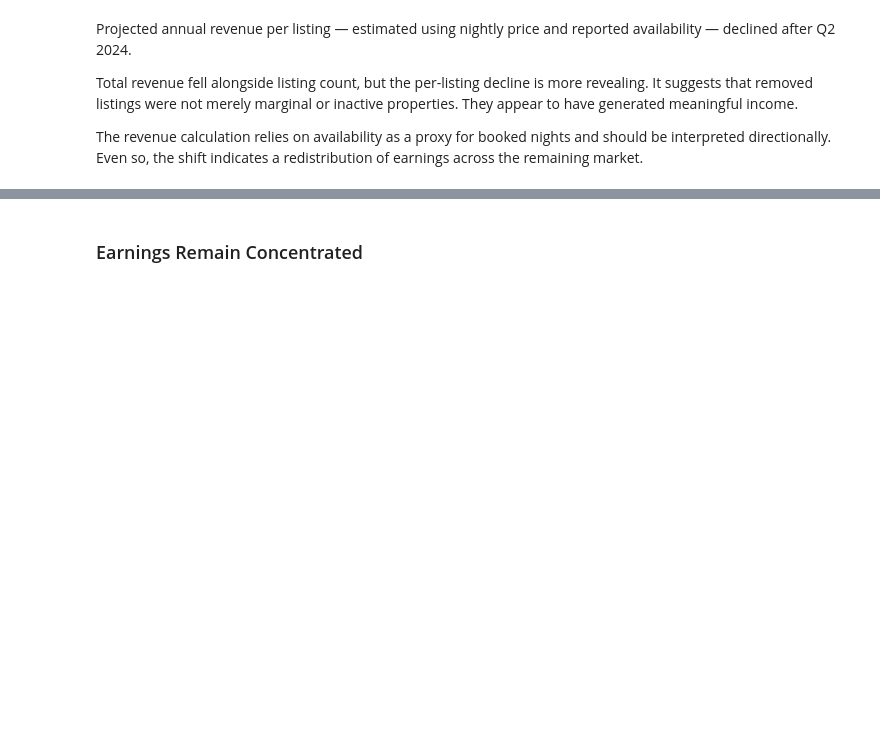
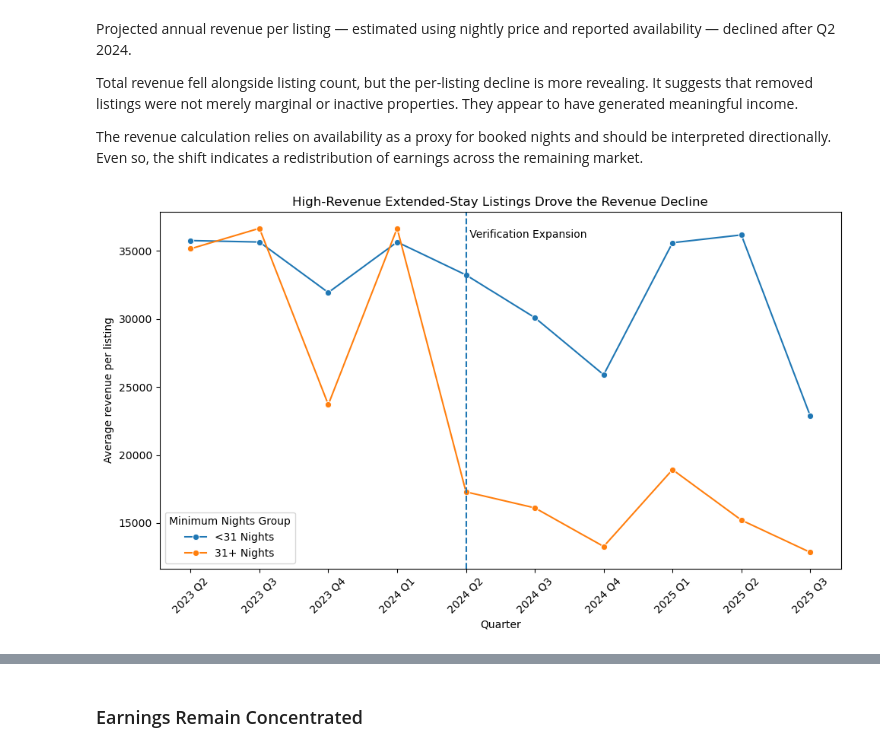
Before and after one commit to johbry17/Capital-Crashpad, a Jupyter notebook: notebooks/case_study.ipynb, the cells around one changed output, grey strips where cells are left out. Drawn from its saved outputs; the diff is of its cells as text; code cells hidden in the pictures; blank space fills up the shorter version.

```diff
--- a/notebooks/case_study.ipynb
+++ b/notebooks/case_study.ipynb
@@ -282,3 +299,41 @@ Projected annual revenue per listing — estimated using nightly price and repor
 Total revenue fell alongside listing count, but the per-listing decline is more revealing. It suggests that removed listings were not merely marginal or inactive properties. They appear to have generated meaningful income.
 
 The revenue calculation relies on availability as a proxy for booked nights and should be interpreted directionally. Even so, the shift indicates a redistribution of earnings across the remaining market.
+# %%
+# average revenue per listing for 31+ minimum nights vs <31 minimum nights, by quarter
+df = pd.read_sql(
+    """
+    SELECT
+        quarter,
+        quarter_index,
+        CASE WHEN minimum_nights >= 31 THEN '31+ Nights' ELSE '<31 Nights' END AS min_nights_group,
+        AVG(price * (365 - availability_365)) AS avg_revenue_per_listing
+    FROM listings_long
+    GROUP BY quarter, quarter_index, min_nights_group
+    ORDER BY quarter_index, min_nights_group;
+    """,
+    engine,
+)
+
+plt.figure(figsize=(10, 6))
+sns.lineplot(
+    data=df,
+    x="quarter",
+    y="avg_revenue_per_listing",
+    hue="min_nights_group",
+    marker="o",
+)
+plt.title("High-Revenue Extended-Stay Listings Drove the Revenue Decline")
+plt.xlabel("Quarter")
+plt.ylabel("Average revenue per listing")
+plt.xticks(rotation=45)
+ax = plt.gca()
+labels = [label.get_text().replace("_", " ") for label in ax.get_xticklabels()]
+ax.set_xticklabels(labels)
+plt.axvline(x="2024_Q2", linestyle="--")
+plt.text("2024_Q2", 36000, " Verification Expansion")
+plt.tight_layout()
+plt.legend(title="Minimum Nights Group")
+plt.show()
+# %% [output]
+[figure, added]
```
Also changed, not shown: parts of 5 cells of this notebook, 1 other file.
